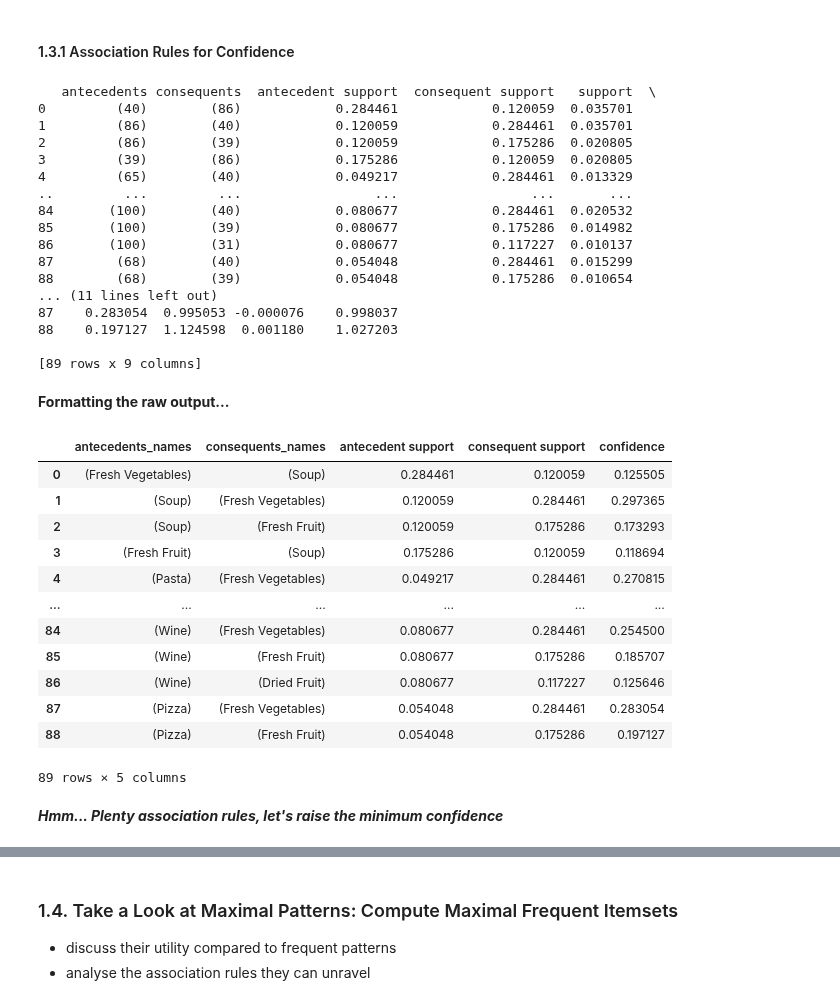
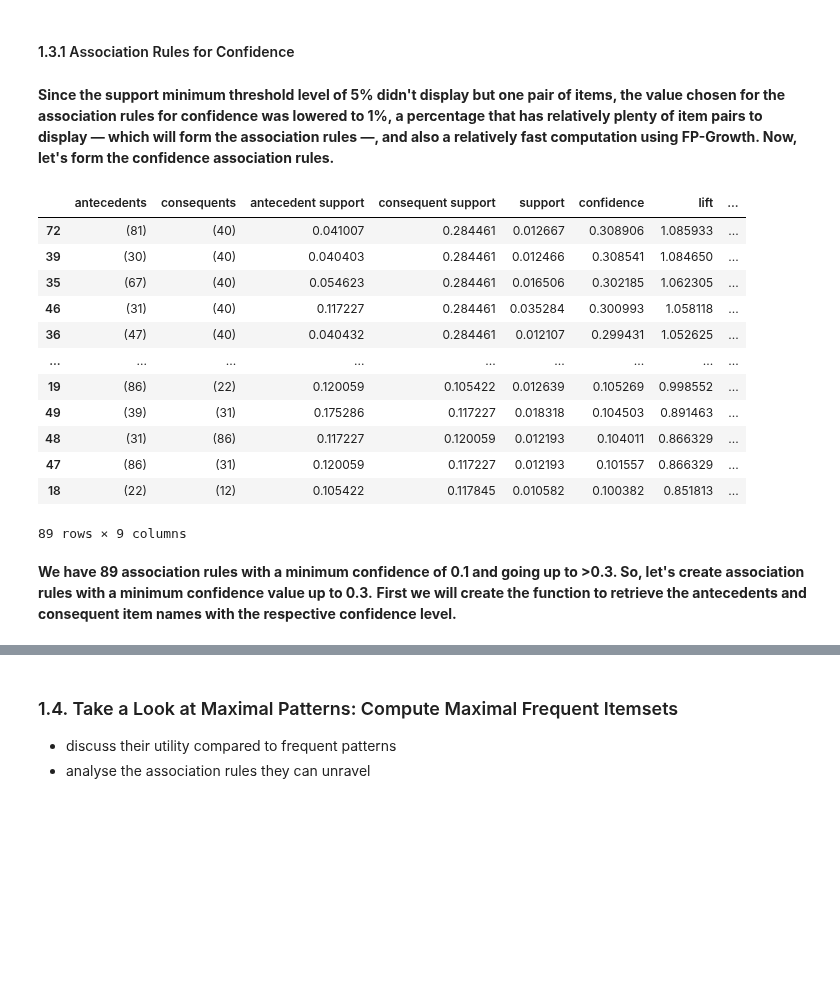
Before and after one commit to ijustsnapped/DataMine_PI, a Jupyter notebook: PD_202425_Project1/PD_202425_Project.ipynb, the cells around one changed output, grey strips where cells are left out. Saved outputs shown, nothing was run; the diff lists cells and outputs as text; code cells hidden in the pictures; blank space fills up the shorter version.

Commit message:
Update 2 - PD_202425_Project.ipynb
-- Synthesized code for confidence association rules
-- Built lift association rules
-- Wrote comments and some discussion text along the 2 previous steps

```diff
--- a/PD_202425_Project1/PD_202425_Project.ipynb
+++ b/PD_202425_Project1/PD_202425_Project.ipynb
@@ -539,42 +539,39 @@ Using a minimum support S_min fundamented by the previous results.
 * Evaluate how good the rules are given the metrics and how interesting they are from your point of view.
 # %% [markdown]
 #### 1.3.1 Association Rules for Confidence
+# %% [markdown]
+**Since the support minimum threshold level of 5% didn't display but one pair of items, the value chosen for the association rules for confidence was lowered to 1%, a percentage that has relatively plenty of item pairs to display — which will form the association rules —, and also a relatively fast computation using FP-Growth. Now, let's form the confidence association rules.**
 # %%
-# Write code in cells like this
-# ....
 from mlxtend.frequent_patterns import association_rules
-'''This value for support has been chosen because it has a good range and number of itemsets, and also it's fast to compute.
-'''
+
 supp = 0.01
 
 frequent_subsets = fpgrowth(binary_foodmart, min_support=supp)
 
-# Generate association rules
+#Now the association rules
 conf = 0.1
-rules = association_rules(frequent_subsets, metric="confidence", min_threshold=conf)
+rules_01 = association_rules(frequent_subsets, metric="confidence", min_threshold=conf)
 
-# Print the generated rules
-print(rules)
+# Print the generated association rules for confidence
+rules_01
+rules_01.sort_values(by='confidence', ascending=False)
 # %% [output]
+|  | antecedents | consequents | antecedent support | consequent support | support | confidence | lift | ... |
+| 72 | (81) | (40) | 0.041007 | 0.284461 | 0.012667 | 0.308906 | 1.085933 | ... |
+| 39 | (30) | (40) | 0.040403 | 0.284461 | 0.012466 | 0.308541 | 1.084650 | ... |
+| 35 | (67) | (40) | 0.054623 | 0.284461 | 0.016506 | 0.302185 | 1.062305 | ... |
+| 46 | (31) | (40) | 0.117227 | 0.284461 | 0.035284 | 0.300993 | 1.058118 | ... |
+| 36 | (47) | (40) | 0.040432 | 0.284461 | 0.012107 | 0.299431 | 1.052625 | ... |
+| ... | ... | ... | ... | ... | ... | ... | ... | ... |
+| 19 | (86) | (22) | 0.120059 | 0.105422 | 0.012639 | 0.105269 | 0.998552 | ... |
+| 49 | (39) | (31) | 0.175286 | 0.117227 | 0.018318 | 0.104503 | 0.891463 | ... |
+| 48 | (31) | (86) | 0.117227 | 0.120059 | 0.012193 | 0.104011 | 0.866329 | ... |
+| 47 | (86) | (31) | 0.120059 | 0.117227 | 0.012193 | 0.101557 | 0.866329 | ... |
+| 18 | (22) | (12) | 0.105422 | 0.117845 | 0.010582 | 0.100382 | 0.851813 | ... |
-   antecedents consequents  antecedent support  consequent support   support  \
-0         (40)        (86)            0.284461            0.120059  0.035701
-1         (86)        (40)            0.120059            0.284461  0.035701
-2         (86)        (39)            0.120059            0.175286  0.020805
-3         (39)        (86)            0.175286            0.120059  0.020805
-4         (65)        (40)            0.049217            0.284461  0.013329
-..         ...         ...                 ...                 ...       ...
-84       (100)        (40)            0.080677            0.284461  0.020532
-85       (100)        (39)            0.080677            0.175286  0.014982
-86       (100)        (31)            0.080677            0.117227  0.010137
-87        (68)        (40)            0.054048            0.284461  0.015299
-88        (68)        (39)            0.054048            0.175286  0.010654
-... (11 lines left out)
-87    0.283054  0.995053 -0.000076    0.998037
-88    0.197127  1.124598  0.001180    1.027203
-
-[89 rows x 9 columns]
+89 rows × 9 columns
-# %% [markdown]
-**Formatting the raw output...**
+# %% [markdown]
+**We have 89 association rules with a minimum confidence of 0.1 and going up to >0.3. So, let's create association rules with a minimum confidence value up to 0.3.**
+**First we will create the function to retrieve the antecedents and consequent item names with the respective confidence level.**
 # %%
 # Function to get item names from indices
 
@@ -605,21 +602,3 @@ def get_formatted_rules(rules_df, binary_data):
     formatted_rules = rules_df[['antecedents_names', 'consequents_names', 'antecedent support', 'consequent support', 'confidence']]
 
     return formatted_rules
-# %%
-get_formatted_rules(rules, binary_foodmart)
-# %% [output]
-|  | antecedents_names | consequents_names | antecedent support | consequent support | confidence |
-| 0 | (Fresh Vegetables) | (Soup) | 0.284461 | 0.120059 | 0.125505 |
-| 1 | (Soup) | (Fresh Vegetables) | 0.120059 | 0.284461 | 0.297365 |
-| 2 | (Soup) | (Fresh Fruit) | 0.120059 | 0.175286 | 0.173293 |
-| 3 | (Fresh Fruit) | (Soup) | 0.175286 | 0.120059 | 0.118694 |
-| 4 | (Pasta) | (Fresh Vegetables) | 0.049217 | 0.284461 | 0.270815 |
-| ... | ... | ... | ... | ... | ... |
-| 84 | (Wine) | (Fresh Vegetables) | 0.080677 | 0.284461 | 0.254500 |
-| 85 | (Wine) | (Fresh Fruit) | 0.080677 | 0.175286 | 0.185707 |
-| 86 | (Wine) | (Dried Fruit) | 0.080677 | 0.117227 | 0.125646 |
-| 87 | (Pizza) | (Fresh Vegetables) | 0.054048 | 0.284461 | 0.283054 |
-| 88 | (Pizza) | (Fresh Fruit) | 0.054048 | 0.175286 | 0.197127 |
-89 rows × 5 columns
-# %% [markdown]
-***Hmm... Plenty association rules, let's raise the minimum confidence***
```
Also changed, not shown: parts of 25 cells of this notebook.
